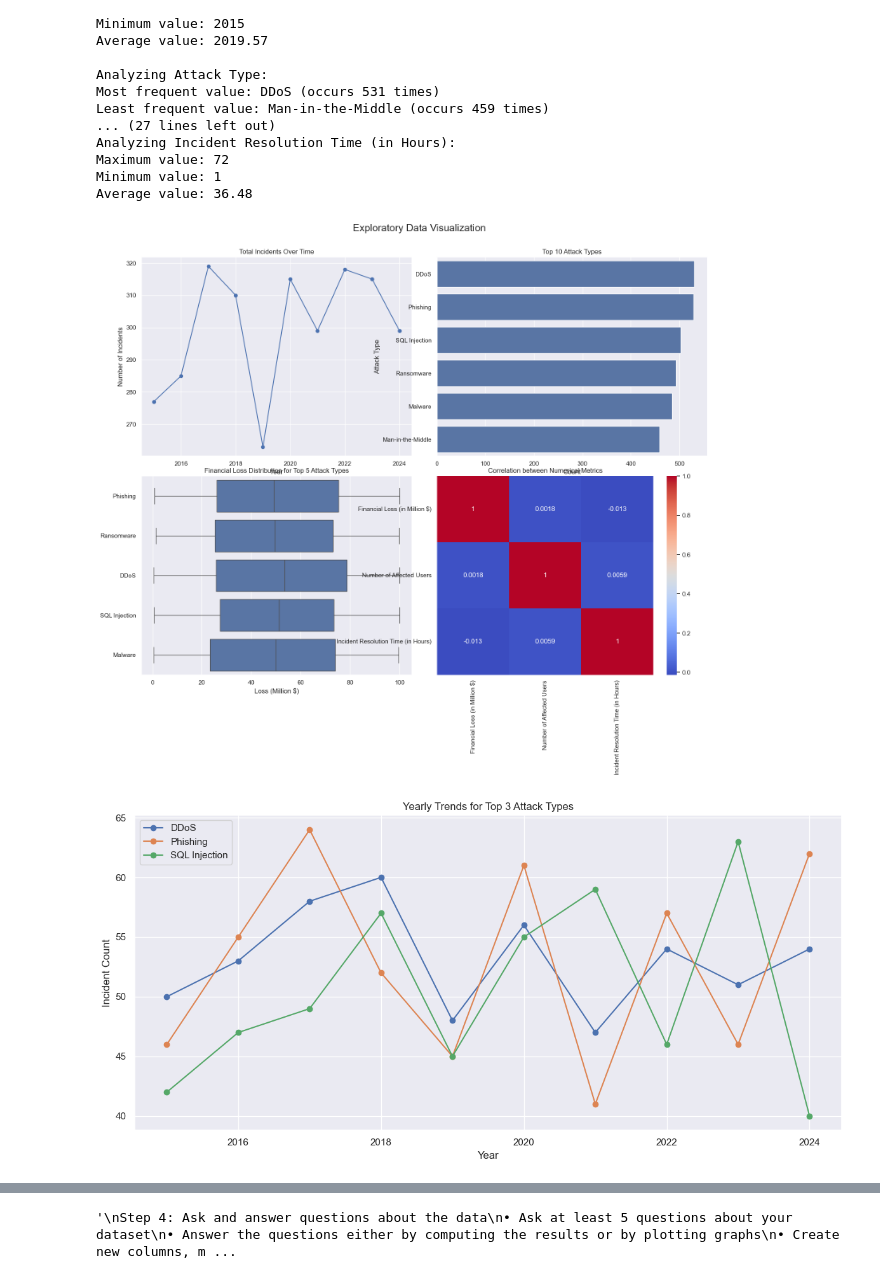
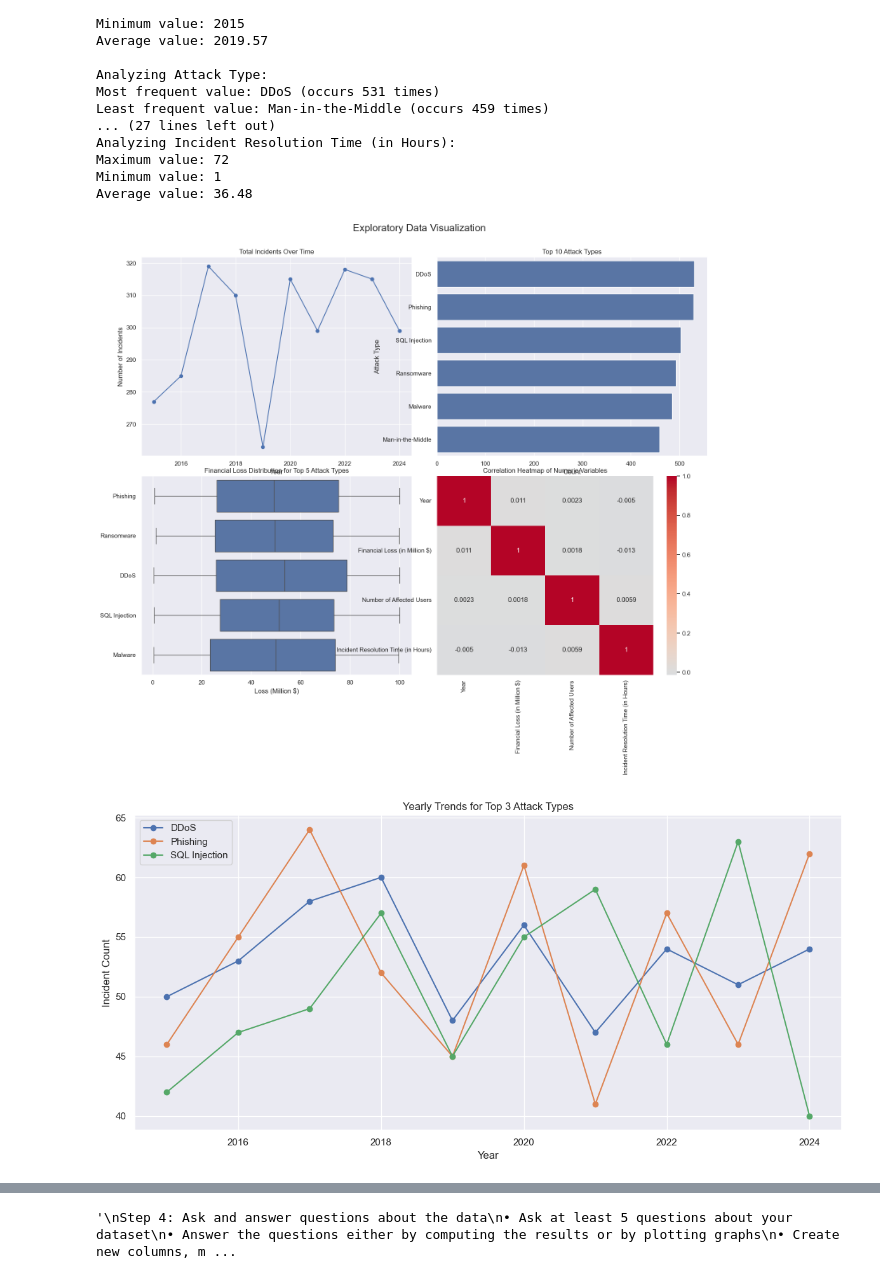
Before and after one commit to soObeibei/CPME255-CyberSecurity, a Jupyter notebook: project.ipynb, the cells around one changed output, grey strips where cells are left out. Drawn from its saved outputs; the diff is of its cells as text; code cells hidden in the pictures.

```diff
--- a/project.ipynb
+++ b/project.ipynb
@@ -304,44 +304,39 @@ sns.boxplot(
     ax=axes[1,0]
 )
 axes[1,0].set_title('Financial Loss Distribution for Top 5 Attack Types')
 axes[1,0].set_xlabel('Loss (Million $)')
 axes[1,0].set_ylabel('')
 
-# — Plot 4: Correlation heatmap of numerical fields —
-num_cols = [
-    'Financial Loss (in Million $)',
-    'Number of Affected Users',
-    'Incident Resolution Time (in Hours)'
-]
-corr = df[num_cols].corr()
+# — Plot 4: Correlation Heatmap —
+numeric_columns = df.select_dtypes(include=['float64', 'int64']).columns
+correlation_matrix = df[numeric_columns].corr()
+
 sns.heatmap(
-    corr,
+    correlation_matrix,
     annot=True,
     cmap='coolwarm',
+    center=0,
     ax=axes[1,1]
 )
-axes[1,1].set_title('Correlation between Numerical Metrics')
-
-plt.show()
-
+axes[1,1].set_title('Correlation Heatmap of Numeric Variables')
 
 # — Additional detail: Trends of top 3 attack types over time —
 plt.figure(figsize=(12,6))
 for atk in top_attacks.index[:3]:
     yearly = (
         df[df['Attack Type']==atk]
         .groupby('Year')
         .size()
         .rename(atk)
     )
     plt.plot(yearly.index, yearly.values, marker='o', label=atk)
 
 plt.title('Yearly Trends for Top 3 Attack Types')
 plt.xlabel('Year')
 plt.ylabel('Incident Count')
 plt.legend()
 plt.tight_layout()
 plt.show()
 # %% [output]
-[figure, old version]
+[figure, new version]
 [figure]
```
Also changed, not shown: parts of 8 cells of this notebook.
